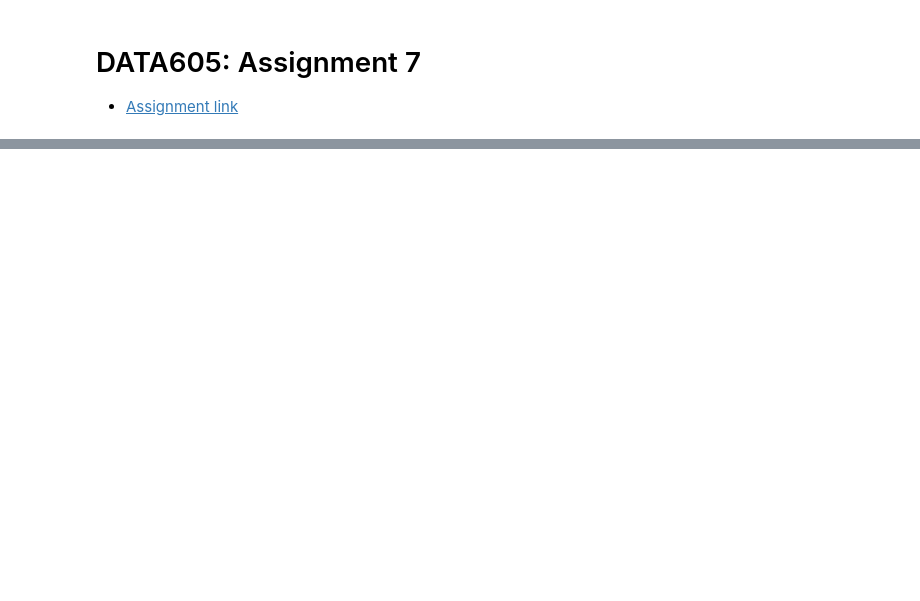
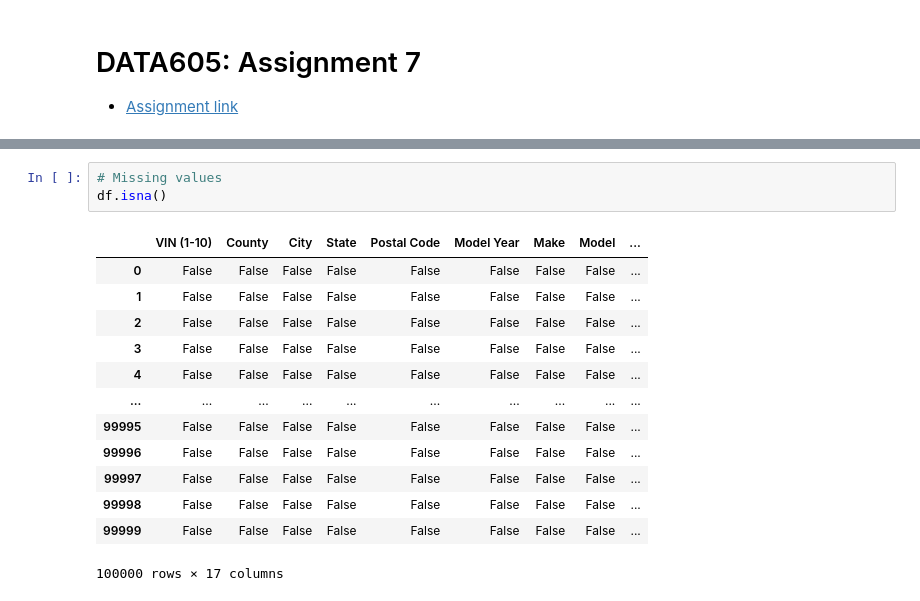
Before and after one commit to andrewbowen19/advancedProgrammingData602, a Jupyter notebook: src/assignment7.ipynb, the cells around one changed output, grey strips where cells are left out. Drawn from its saved outputs; the diff is of its cells as text; blank space fills up the shorter version.

```diff
--- a/src/assignment7.ipynb
+++ b/src/assignment7.ipynb
@@ -17,0 +41,17 @@ FileNotFoundError: [Errno 2] No such file or directory: 'data/electric_vehicles_
+# %%
+# Missing values
+df.isna()
+# %% [output]
+|  | VIN (1-10) | County | City | State | Postal Code | Model Year | Make | Model | ... |
+| 0 | False | False | False | False | False | False | False | False | ... |
+| 1 | False | False | False | False | False | False | False | False | ... |
+| 2 | False | False | False | False | False | False | False | False | ... |
+| 3 | False | False | False | False | False | False | False | False | ... |
+| 4 | False | False | False | False | False | False | False | False | ... |
+| ... | ... | ... | ... | ... | ... | ... | ... | ... | ... |
+| 99995 | False | False | False | False | False | False | False | False | ... |
+| 99996 | False | False | False | False | False | False | False | False | ... |
+| 99997 | False | False | False | False | False | False | False | False | ... |
+| 99998 | False | False | False | False | False | False | False | False | ... |
+| 99999 | False | False | False | False | False | False | False | False | ... |
+100000 rows × 17 columns
```
Also changed, not shown: parts of 37 cells of this notebook, 1 other file.
